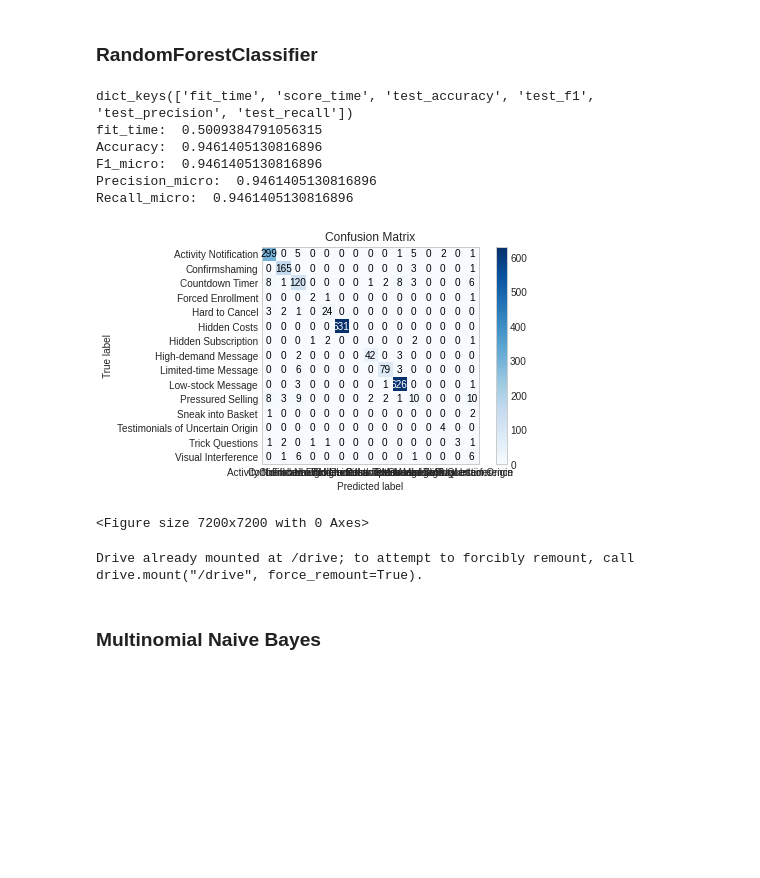
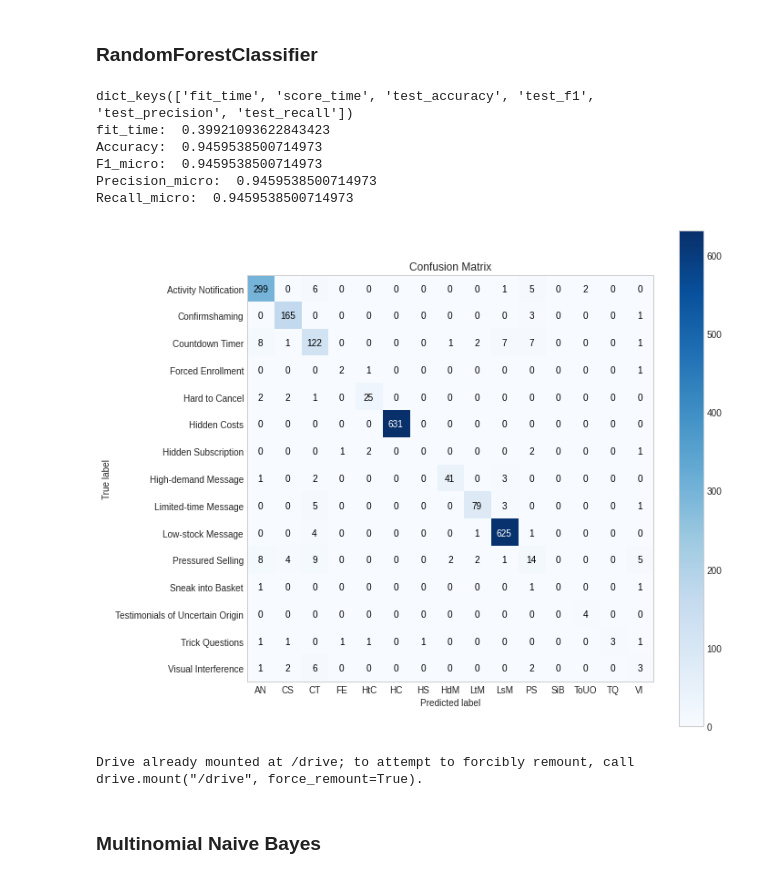
Before and after one commit to Everysimo/DarkPattern_Thesis, a Jupyter notebook: DarkPattern_Classifier.ipynb, the cells around one changed output. Cells and saved outputs as stored; diff of their text form; code cells hidden in the pictures; blank space fills up the shorter version.

Commit message:
fix: better confusion matrix

```diff
--- a/DarkPattern_Classifier.ipynb
+++ b/DarkPattern_Classifier.ipynb
@@ -233,43 +228,44 @@ cv = RepeatedStratifiedKFold(n_splits=3, n_repeats=50,random_state=42)
 scoring = {'accuracy': 'accuracy',
            'f1': 'f1_micro',
            'precision': 'precision_micro',
            'recall': 'recall_micro'}
 scores = cross_validate(pipeline, X.flatten(), y, scoring=scoring, cv=cv)
 print(scores.keys())
 print("fit_time: ",np.mean(scores['fit_time']))
 print("Accuracy: ",np.mean(scores['test_accuracy']))
 print("F1_micro: ",np.mean(scores['test_f1']))
 print("Precision_micro: ",np.mean(scores['test_precision']))
 print("Recall_micro: ",np.mean(scores['test_recall']))
 
 predictions = cross_val_predict(pipeline, X.flatten(), y,cv=StratifiedKFold(n_splits=3))
 
-skplt.metrics.plot_confusion_matrix(y, predictions)
-plt.figure(figsize=(100,100))
+fig, ax = plt.subplots(figsize=(10, 10))
+
+ax2 = skplt.metrics.plot_confusion_matrix(y, predictions,cmap=plt.cm.Blues, ax=ax)
+ax2.xaxis.set_ticklabels(['AN','CS','CT','FE','HtC','HC','HS','HdM','LtM','LsM','PS','SiB','ToUO','TQ','VI'])
 plt.show()
 
 drive.mount('/drive')
 with open('/drive/My Drive/Colab Notebooks/DarkPatternThesis/RandomForestPredictions.csv', 'w') as f:
     # create the csv writer
     writer = csv.writer(f)
 
     # write a row to the csv file
     writer.writerow(["Input String","Expected Value","Predicted Value"])
 
     i = 0
     for p in predictions:
       writer.writerow([X[i],[y[i]],[p]])
       i = i+1
 # %% [output]
 dict_keys(['fit_time', 'score_time', 'test_accuracy', 'test_f1', 'test_precision', 'test_recall'])
-fit_time:  0.5009384791056315
-Accuracy:  0.9461405130816896
-F1_micro:  0.9461405130816896
-Precision_micro:  0.9461405130816896
-Recall_micro:  0.9461405130816896
+fit_time:  0.39921093622843423
+Accuracy:  0.9459538500714973
+F1_micro:  0.9459538500714973
+Precision_micro:  0.9459538500714973
+Recall_micro:  0.9459538500714973
-[figure, old version]
+[figure, new version]
-<Figure size 7200x7200 with 0 Axes>
+Drive already mounted at /drive; to attempt to forcibly remount, call drive.mount("/drive", force_remount=True).
-Drive already mounted at /drive; to attempt to forcibly remount, call drive.mount("/drive", force_remount=True).
 # %% [markdown]
 ### Multinomial Naive Bayes
 # %%
```
Also changed, not shown: parts of 6 cells of this notebook.
